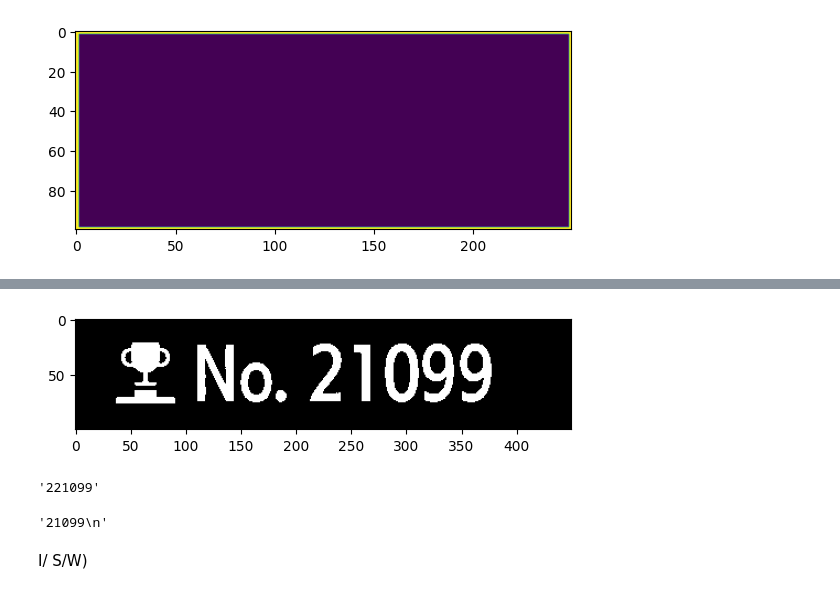
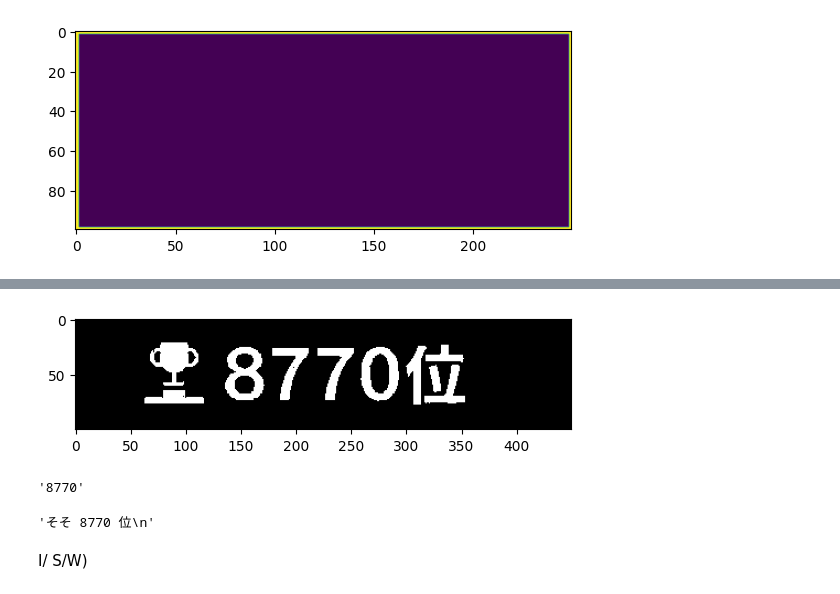
Before and after one commit to fufufukakaka/poke_battle_logger, a Jupyter notebook: notebook/get_pokemon_window.ipynb, the cells around one changed output, grey strips where cells are left out. Drawn from its saved outputs; the diff is of its cells as text; code cells hidden in the pictures.

```diff
--- a/notebook/get_pokemon_window.ipynb
+++ b/notebook/get_pokemon_window.ipynb
@@ -88,23 +126,23 @@ plt.show()
 # %%
-video.set(cv2.CAP_PROP_POS_FRAMES, 30435)
+video.set(cv2.CAP_PROP_POS_FRAMES, 3158)
 ret, frame = video.read()
 gray = cv2.cvtColor(frame, cv2.COLOR_BGR2GRAY)
-threshold_value = 200
+threshold_value = 160
 max_value = 255
 _, thresh = cv2.threshold(gray, threshold_value, max_value, cv2.THRESH_BINARY)
 plt.imshow(cv2.cvtColor(thresh[580:680, 750:1200], cv2.COLOR_BGR2RGB)) # [500:600, 150:800]
 plt.show()
 # %% [output]
-[figure, old version]
+[figure, new version]
 # %%
-_rank = pytesseract.image_to_string(thresh[580:680, 750:1200], lang="eng", config="--psm 6")
+_rank = pytesseract.image_to_string(thresh[580:680, 750:1200], lang="jpn", config="--psm 6")
 re.sub(r"\D", "", _rank)
 # %% [output]
-'221099'
+'8770'
-# %%
-_rank.split("No. ")[-1]
-# %% [output]
-'21099\n'
+# %%
+_rank
+# %% [output]
+'そそ 8770 位\n'
 # %% [markdown]
 I/ S/W)
 # %% [markdown]
```
Also changed, not shown: parts of 13 cells of this notebook, 35 other files.
